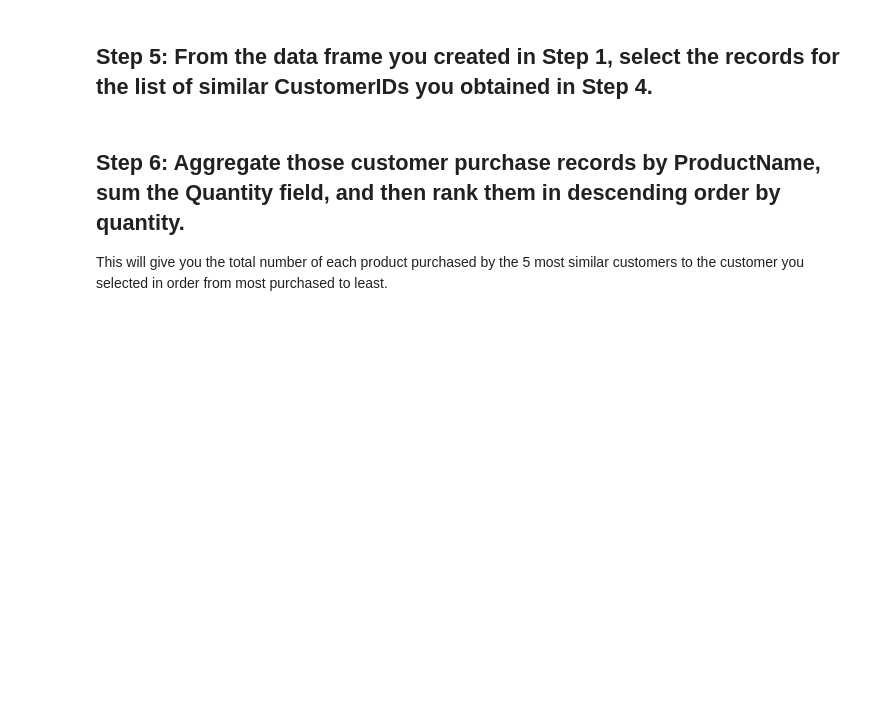
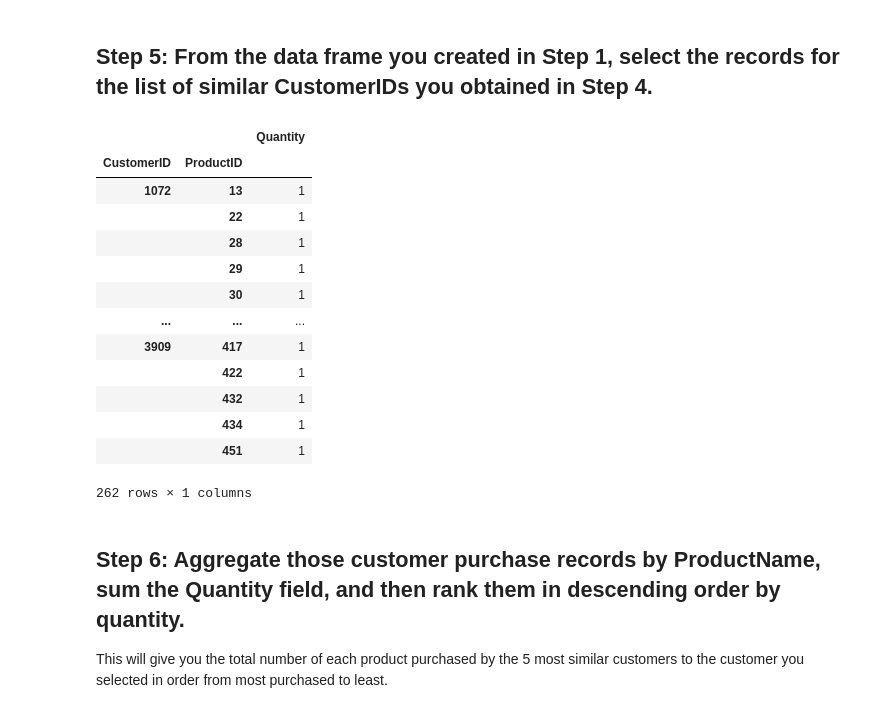
Before and after one commit to yuvtorres/datamad0320, a Jupyter notebook: module-2/lab-intro-recommender-systems/your-code/main.ipynb, the cells around one changed output. Cells and saved outputs as stored; diff of their text form; code cells hidden in the pictures; blank space fills up the shorter version.

```diff
--- a/module-2/lab-intro-recommender-systems/your-code/main.ipynb
+++ b/module-2/lab-intro-recommender-systems/your-code/main.ipynb
@@ -49,2 +67,6 @@ cus_m=pd.pivot_table(df,values='Qantity')
 # %% [markdown]
 ## Step 3: Create a customer similarity matrix using `squareform` and `pdist`. For the distance metric, choose "euclidean."
+# %%
+cus_d = pdist(cus_m.T, 'euclidean')
+cus_d2=squareform(cus_d)
+cus_d2
@@ -51,2 +87,7 @@ cus_m=pd.pivot_table(df,values='Qantity')
 # %% [markdown]
 ## Step 4: Check your results by generating a list of the top 5 most similar customers for a specific CustomerID.
+# %%
+cus_sim = pd.DataFrame(1/(1 + cus_d2), index=cus_m.columns, columns=cus_m.columns)
+
+top5=cus_sim[200].sort_values(ascending=False)[1:6]
+display(top5)
@@ -53,5 +102,24 @@ cus_m=pd.pivot_table(df,values='Qantity')
 # %% [markdown]
 ## Step 5: From the data frame you created in Step 1, select the records for the list of similar CustomerIDs you obtained in Step 4.
+# %%
+st1_sel=df.loc[list(top5.keys())]
+
+st1_sel
+# %% [output]
+|  |  | Quantity |
+| CustomerID | ProductID |  |
+| 1072 | 13 | 1 |
+|  | 22 | 1 |
+|  | 28 | 1 |
+|  | 29 | 1 |
+|  | 30 | 1 |
+| ... | ... | ... |
+| 3909 | 417 | 1 |
+|  | 422 | 1 |
+|  | 432 | 1 |
+|  | 434 | 1 |
+|  | 451 | 1 |
+262 rows × 1 columns
 # %% [markdown]
 ## Step 6: Aggregate those customer purchase records by ProductName, sum the Quantity field, and then rank them in descending order by quantity.
 
```
Also changed, not shown: parts of 11 cells of this notebook.
